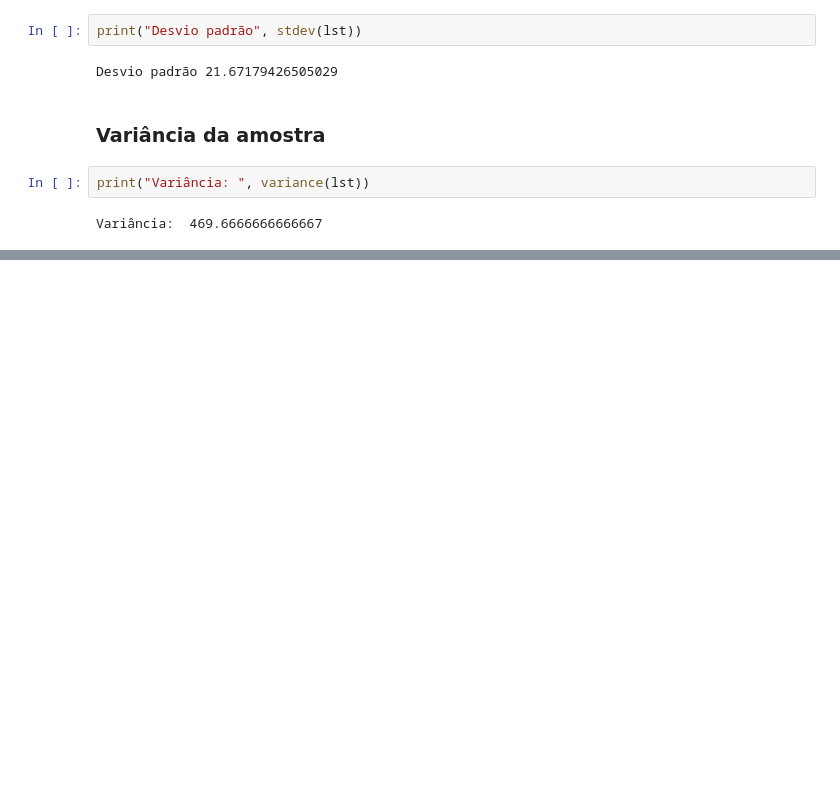
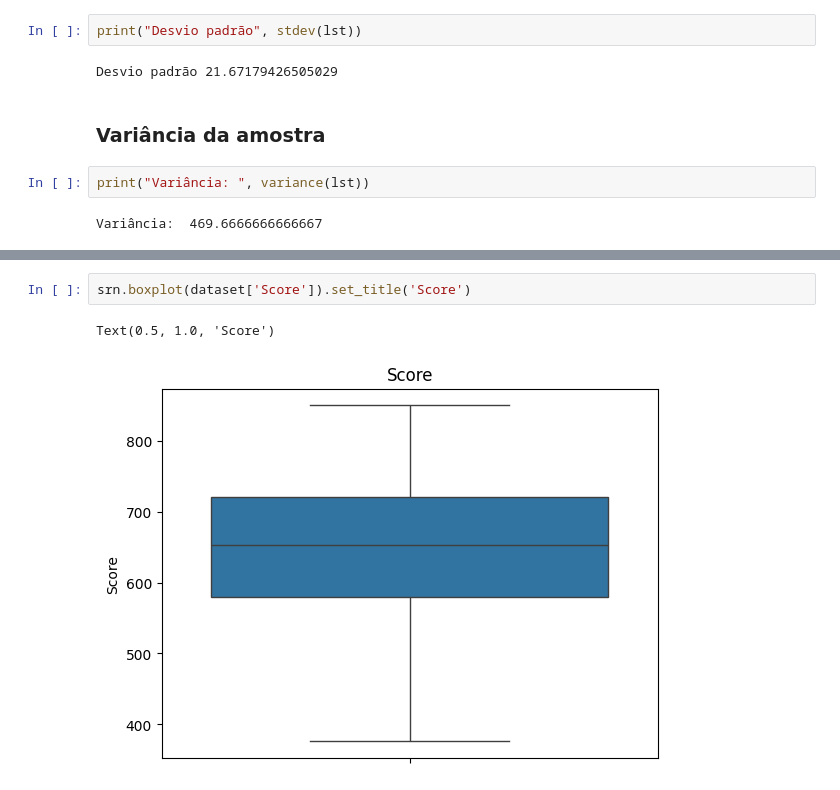
Before and after one commit to DiegoRCarvalho/analise-de-dados-python, a Jupyter notebook: analise_dados_python.ipynb, the cells around one changed output, grey strips where cells are left out. Cells and saved outputs as stored; diff of their text form; blank space fills up the shorter version.

```diff
--- a/analise_dados_python.ipynb
+++ b/analise_dados_python.ipynb
@@ -1273,0 +1379,5 @@ Variância:  469.6666666666667
+# %%
+srn.boxplot(dataset['Score']).set_title('Score')
+# %% [output]
+Text(0.5, 1.0, 'Score')
+[figure, added]
```
Also changed, not shown: parts of 41 cells of this notebook.
